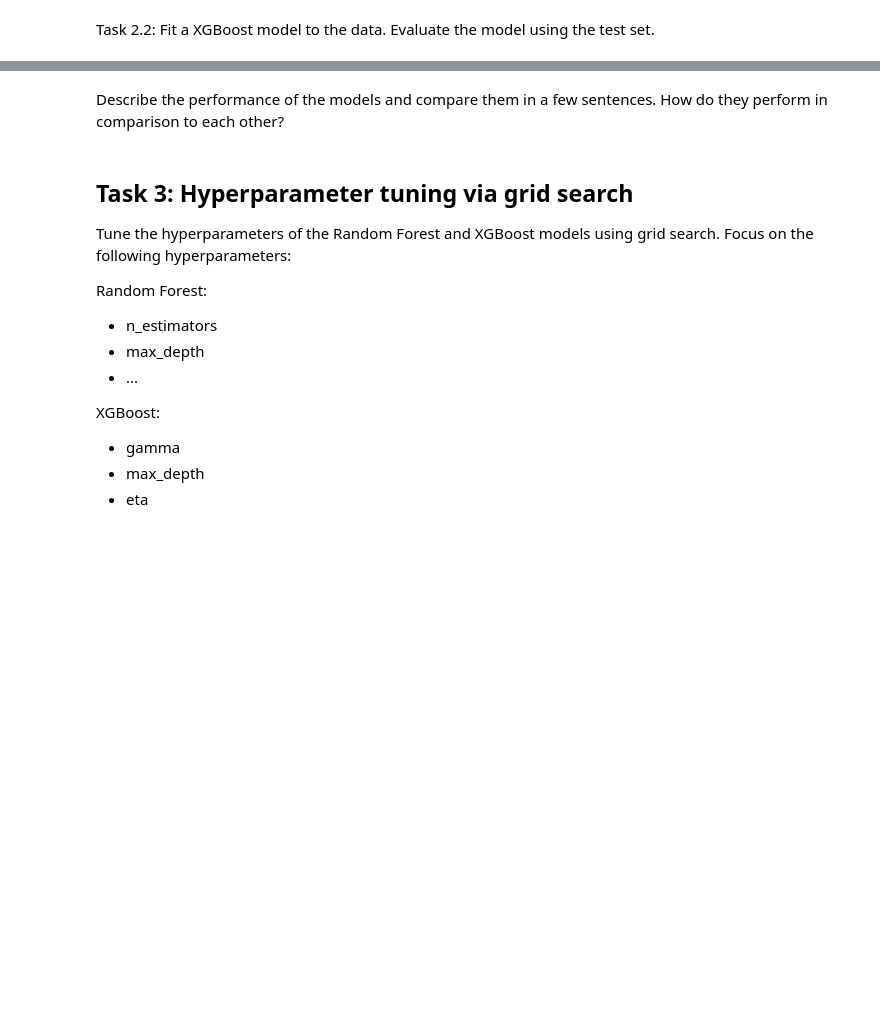
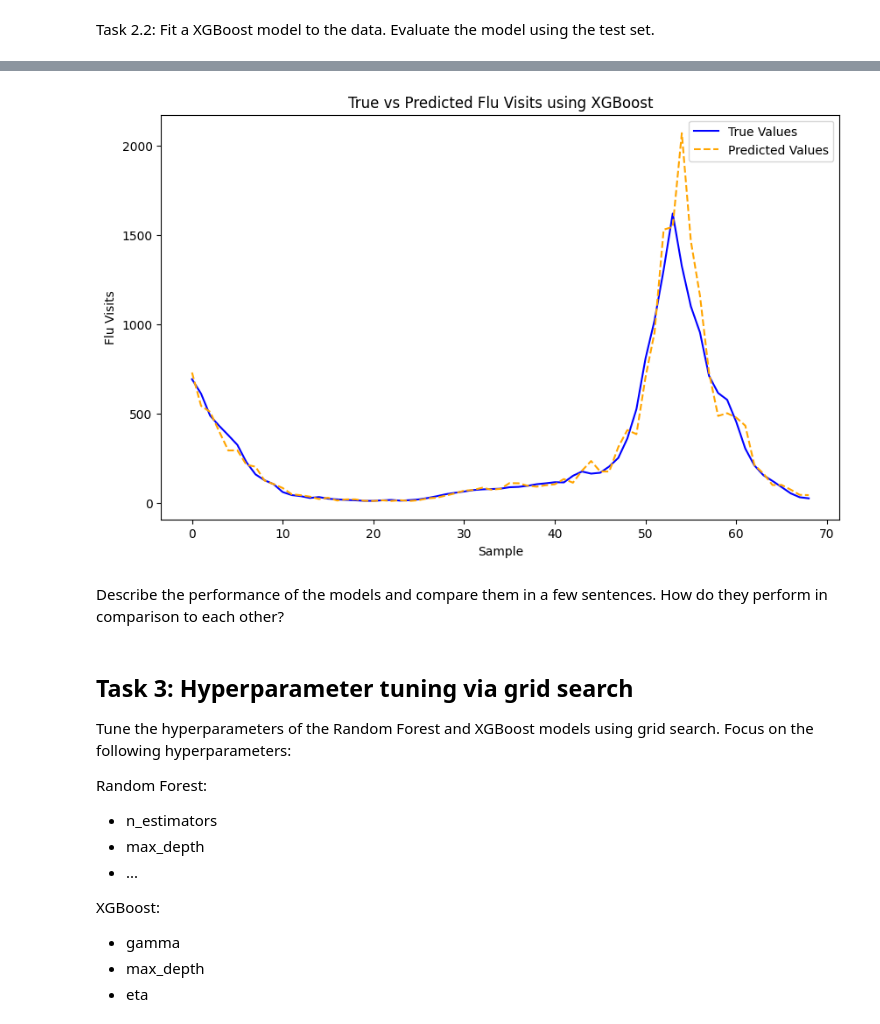
Before and after one commit to JulianMeigen/ML-handson, a Jupyter notebook: notebooks/2.0-SNJM-Day2.ipynb, the cells around one changed output, grey strips where cells are left out. Saved outputs shown, nothing was run; the diff lists cells and outputs as text; code cells hidden in the pictures; blank space fills up the shorter version.

```diff
--- a/notebooks/2.0-SNJM-Day2.ipynb
+++ b/notebooks/2.0-SNJM-Day2.ipynb
@@ -83,3 +132,16 @@ Task 2.2: Fit a XGBoost model to the data. Evaluate the model using the test set
+# %%
+# visualization
+
+plt.figure(figsize=(10, 6))
+plt.plot(y_test[:, 0], label='True Values', color='blue')
+plt.plot(xgb_prediction[:, 0], label='Predicted Values', color='orange', linestyle='--')
+plt.legend()
+plt.xlabel('Sample')
+plt.ylabel('Flu Visits')
+plt.title('True vs Predicted Flu Visits using XGBoost')
+plt.show()
+# %% [output]
+[figure, added]
 # %% [markdown]
 Describe the performance of the models and compare them in a few sentences. How do they perform in comparison to each other?
 # %% [markdown]
```
Also changed, not shown: parts of 8 cells of this notebook.
